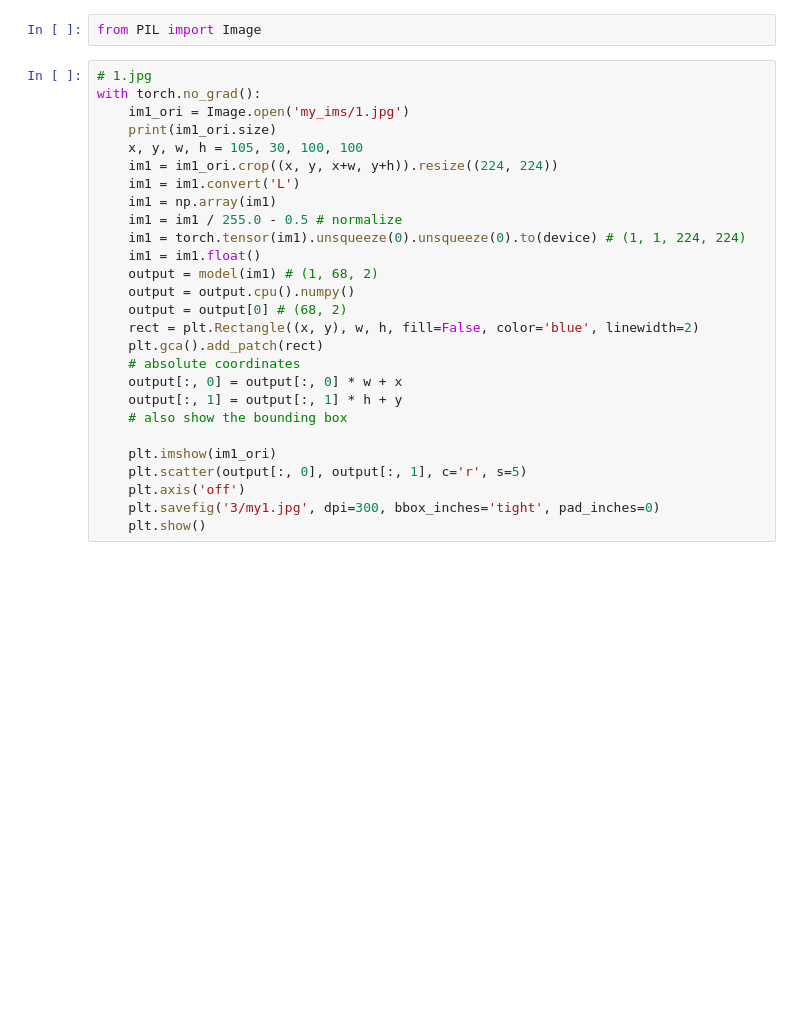
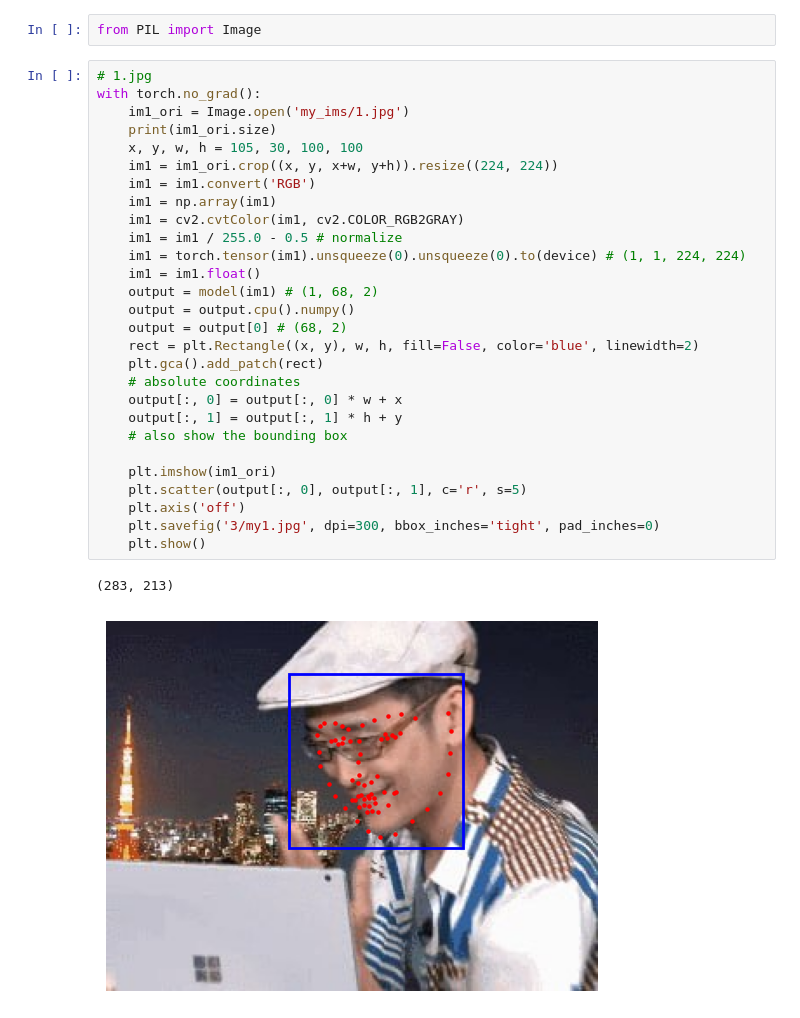
Before and after one commit to itsuitsuki/facial-keypoint-detection, a Jupyter notebook: 3_ibug_facial.ipynb, the cells around one changed output. Saved outputs shown, nothing was run; the diff lists cells and outputs as text; blank space fills up the shorter version.

```diff
--- a/3_ibug_facial.ipynb
+++ b/3_ibug_facial.ipynb
@@ -409,30 +481,34 @@ from PIL import Image
 # %%
 # 1.jpg
 with torch.no_grad():
     im1_ori = Image.open('my_ims/1.jpg')
     print(im1_ori.size)
     x, y, w, h = 105, 30, 100, 100
     im1 = im1_ori.crop((x, y, x+w, y+h)).resize((224, 224))
-    im1 = im1.convert('L')
+    im1 = im1.convert('RGB')
     im1 = np.array(im1)
+    im1 = cv2.cvtColor(im1, cv2.COLOR_RGB2GRAY)
     im1 = im1 / 255.0 - 0.5 # normalize
     im1 = torch.tensor(im1).unsqueeze(0).unsqueeze(0).to(device) # (1, 1, 224, 224)
     im1 = im1.float()
     output = model(im1) # (1, 68, 2)
     output = output.cpu().numpy()
     output = output[0] # (68, 2)
     rect = plt.Rectangle((x, y), w, h, fill=False, color='blue', linewidth=2)
     plt.gca().add_patch(rect)
     # absolute coordinates
     output[:, 0] = output[:, 0] * w + x
     output[:, 1] = output[:, 1] * h + y
     # also show the bounding box
 
     plt.imshow(im1_ori)
     plt.scatter(output[:, 0], output[:, 1], c='r', s=5)
     plt.axis('off')
     plt.savefig('3/my1.jpg', dpi=300, bbox_inches='tight', pad_inches=0)
     plt.show()
+# %% [output]
+(283, 213)
+[figure, added]
 # %%
 # 2.jpg
 with torch.no_grad():
```
Also changed, not shown: parts of 11 cells of this notebook, 7 other files.
